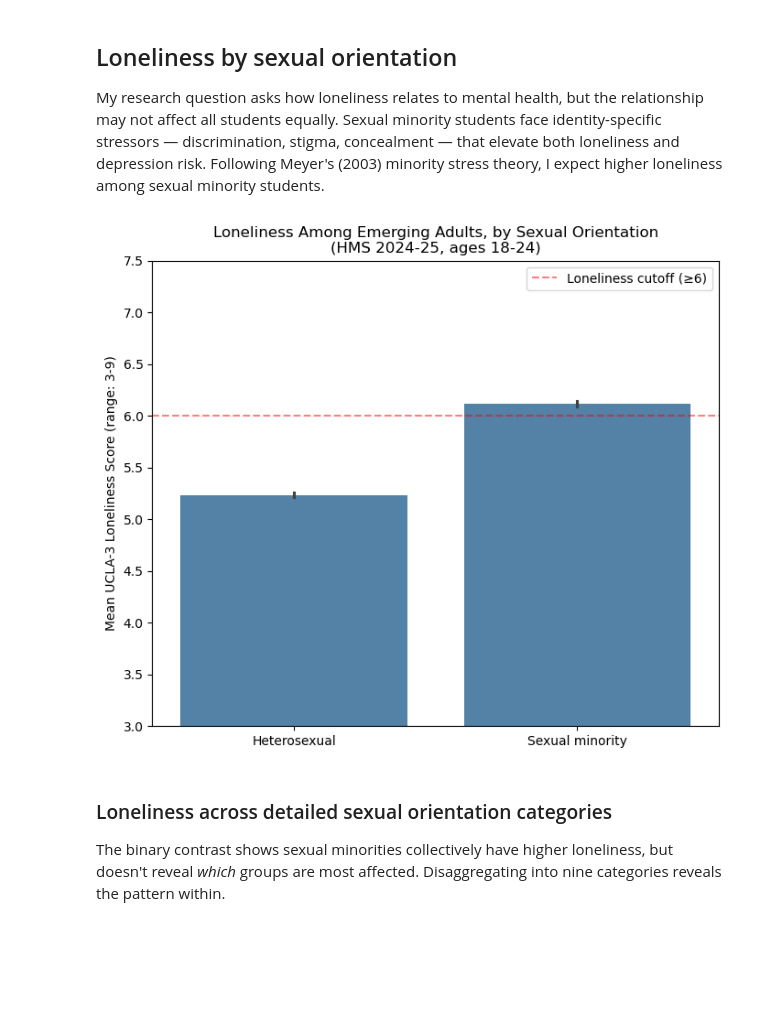
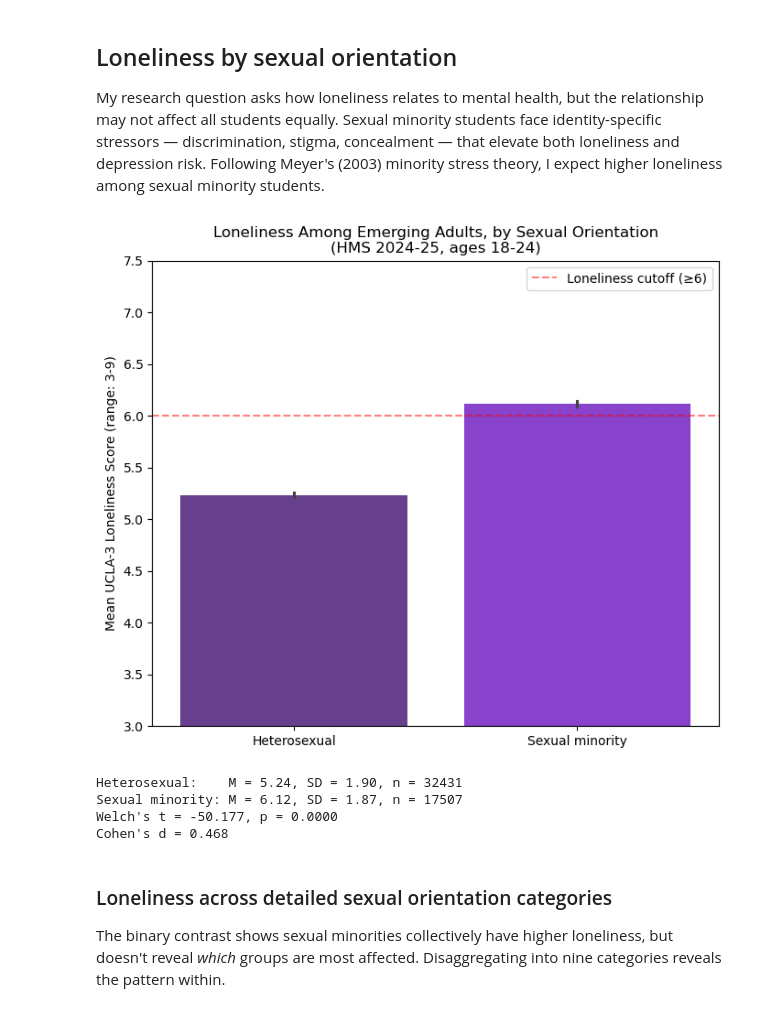
Before and after one commit to emilyjgarrard28/healthy-minds-loneliness, a Jupyter notebook: code/02_analysis.ipynb, the cells around one changed output. Cells and saved outputs as stored; diff of their text form; code cells hidden in the pictures; blank space fills up the shorter version.

```diff
--- a/code/02_analysis.ipynb
+++ b/code/02_analysis.ipynb
@@ -40,20 +44,41 @@ theory, I expect higher loneliness among sexual minority students.
 # %%
 # plot loneliness by binary sexual minority status
 plt.figure(figsize=(7, 6))
 sns.barplot(data=emerging_adults, x="sexual_orientation_binary", y="lonesc",
             order=["Heterosexual", "Sexual minority"],
-            color="steelblue", errorbar="ci")
+            hue="sexual_orientation_binary",
+            palette={"Heterosexual": "rebeccapurple", "Sexual minority": "blueviolet"},
+            errorbar="ci", legend=False)
 plt.axhline(6, color="red", linestyle="--", alpha=0.5, label="Loneliness cutoff (≥6)")
 plt.title("Loneliness Among Emerging Adults, by Sexual Orientation\n(HMS 2024-25, ages 18-24)")
 plt.xlabel("")
 plt.ylabel("Mean UCLA-3 Loneliness Score (range: 3-9)")
 plt.ylim(3, 7.5)
 plt.legend()
 plt.tight_layout()
 plt.savefig("../output/loneliness_by_sexual_minority_status.png", dpi=150, bbox_inches="tight")
 plt.show()
+
+# effect size and significance test
+het  = emerging_adults.loc[emerging_adults["sexual_orientation_binary"] == "Heterosexual", "lonesc"].dropna()
+smin = emerging_adults.loc[emerging_adults["sexual_orientation_binary"] == "Sexual minority",  "lonesc"].dropna()
+
+# Cohen's d (pooled SD)
+pooled_sd = np.sqrt((het.var(ddof=1) * (len(het) - 1) + smin.var(ddof=1) * (len(smin) - 1))
+                    / (len(het) + len(smin) - 2))
+cohens_d = (smin.mean() - het.mean()) / pooled_sd
+
+t_stat, p_val = stats.ttest_ind(het, smin, equal_var=False)  # Welch's t-test
+print(f"Heterosexual:    M = {het.mean():.2f}, SD = {het.std():.2f}, n = {len(het)}")
+print(f"Sexual minority: M = {smin.mean():.2f}, SD = {smin.std():.2f}, n = {len(smin)}")
+print(f"Welch's t = {t_stat:.3f}, p = {p_val:.4f}")
+print(f"Cohen's d = {cohens_d:.3f}")
 # %% [output]
-[figure, old version]
+[figure, new version]
+Heterosexual:    M = 5.24, SD = 1.90, n = 32431
+Sexual minority: M = 6.12, SD = 1.87, n = 17507
+Welch's t = -50.177, p = 0.0000
+Cohen's d = 0.468
 # %% [markdown]
 ### Loneliness across detailed sexual orientation categories
 
```
Also changed, not shown: parts of 21 cells of this notebook, 13 other files.
